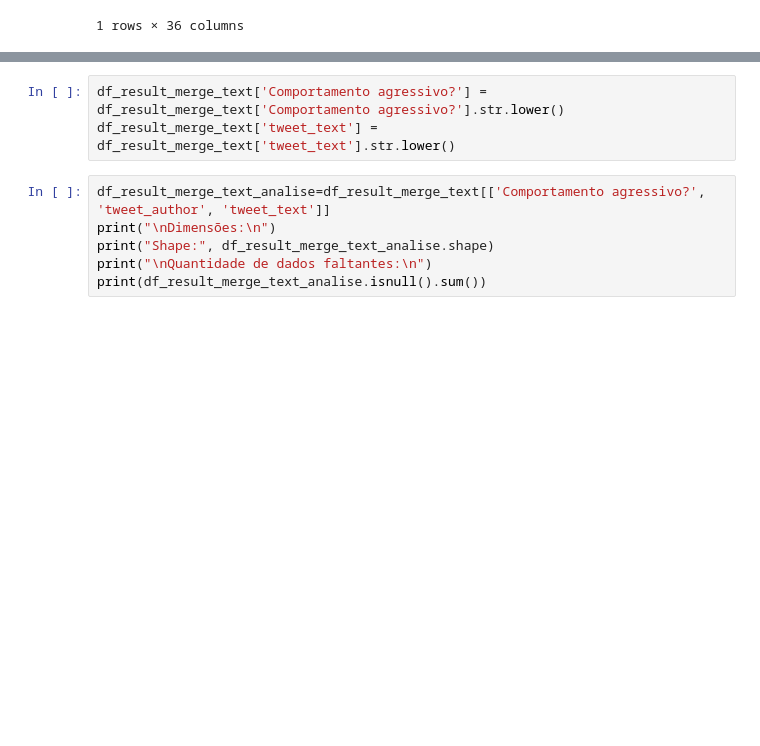
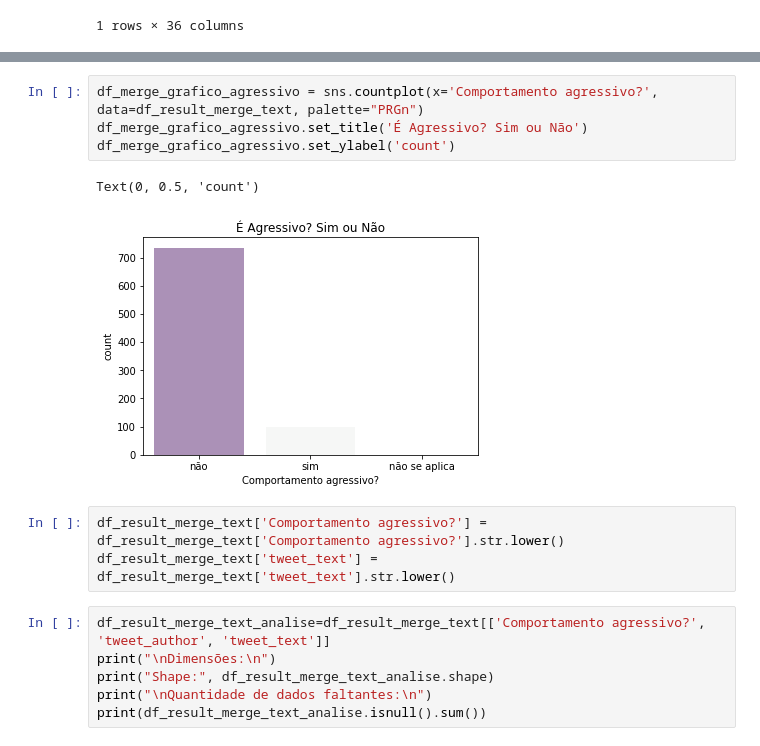
Before and after one commit to Pegabots/Motor, a Jupyter notebook: New-Model-From-INCT-DD-Evaluation.ipynb, the cells around one changed output, grey strips where cells are left out. Drawn from its saved outputs; the diff is of its cells as text; blank space fills up the shorter version.

```diff
--- a/New-Model-From-INCT-DD-Evaluation.ipynb
+++ b/New-Model-From-INCT-DD-Evaluation.ipynb
@@ -1282,3 +1294,10 @@ df_result_merge_text.head(1)
+# %%
+df_merge_grafico_agressivo = sns.countplot(x='Comportamento agressivo?', data=df_result_merge_text, palette="PRGn")
+df_merge_grafico_agressivo.set_title('É Agressivo? Sim ou Não')
+df_merge_grafico_agressivo.set_ylabel('count')
+# %% [output]
+Text(0, 0.5, 'count')
+[figure, added]
 # %%
 df_result_merge_text['Comportamento agressivo?'] = df_result_merge_text['Comportamento agressivo?'].str.lower()
 df_result_merge_text['tweet_text'] = df_result_merge_text['tweet_text'].str.lower()
```
Also changed, not shown: parts of 22 cells of this notebook.
